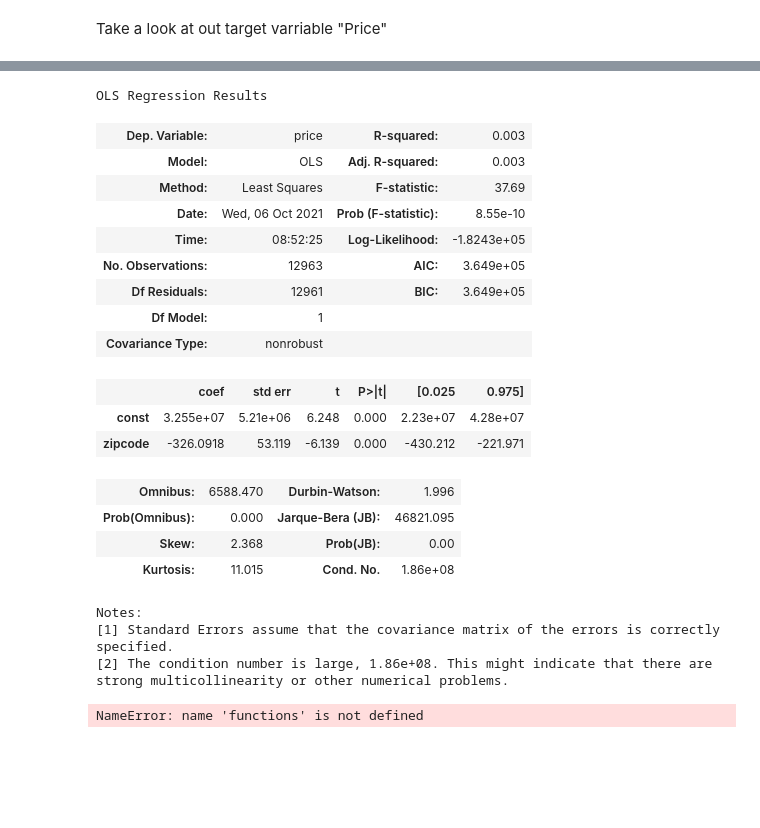
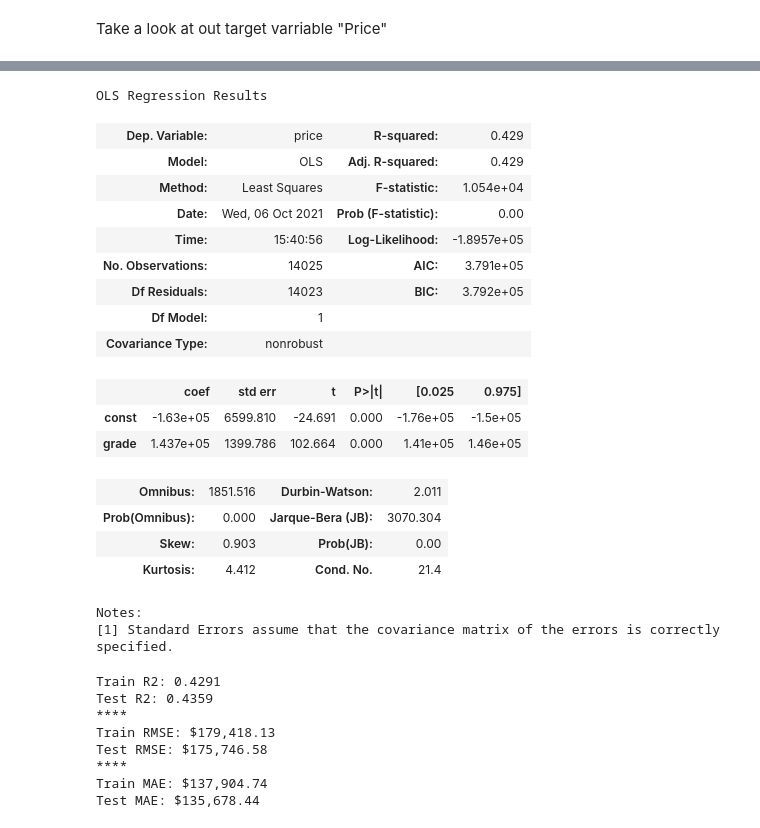
Before and after one commit to Jyve00/King-County-Housing-, a Jupyter notebook: notebooks/Stephen/modeling.ipynb, the cells around one changed output, grey strips where cells are left out. Cells and saved outputs as stored; diff of their text form; code cells hidden in the pictures; blank space fills up the shorter version.

```diff
--- a/notebooks/Stephen/modeling.ipynb
+++ b/notebooks/Stephen/modeling.ipynb
@@ -15,14 +15,15 @@ from sklearn.model_selection import train_test_split
 from sklearn.linear_model import LinearRegression
 import statsmodels.api as sm
 from statsmodels.formula.api import ols
+import functions
 # stops python from showing scientific notation
 pd.set_option('display.float_format', '{:.2f}'.format)
 
 # importing cleaned and filtered dataframes
 
-c_df = pd.read_csv('/Users/stephen/Flatiron/Phase2/Project2/Data/my_dataframe')
+c_df = pd.read_csv('/Users/stephen/Flatiron/Phase2/Project2/Data/my_dataframe', index_col=0)
 f_df = pd.read_csv('/Users/stephen/Flatiron/Phase2/Project2/Data/my_filtered_dataframe', index_col=0)
 
 #print('clean_df = ', clean_df.describe())
-print('\n')
-print('filtered_df = ', filtered_df.describe())
+#print('\n')
+#print('filtered_df = ', filtered_df.describe())
@@ -65,5 +55,5 @@ f_df.describe()
 # %%
-c_df = c_df[c_df['price'] < c_df['price'].quantile(.80)]
+c_df = c_df[c_df['price'] < c_df['price'].quantile(.97)]
 
 c_matrix = c_df.corr()
 c_matrix['price']
@@ -110,44 +113,49 @@ f_df
 # %%
 
 #Zipcode
 
 #Train/Test Split
-X = f_df.drop(columns=['price', 'yr_built', 'yr_renovated', 'lat', 'long', 'condition'])
-y = f_df['price']
+X = c_df.drop(columns=['price', 'yr_built', 'yr_renovated', 'lat', 'long', 'condition'])
+y = c_df['price']
 
 # Train / Test split
 X_train, X_test, y_train, y_test = train_test_split(
     X, y, test_size=0.33)
 
-model = sm.OLS(y_train, sm.add_constant(X_train['zipcode'])).fit()
+model = sm.OLS(y_train, sm.add_constant(X_train['grade'])).fit()
 model.summary()
 # %% [output]
 OLS Regression Results
-| Dep. Variable: | price | R-squared: | 0.003 |
-| Model: | OLS | Adj. R-squared: | 0.003 |
-| Method: | Least Squares | F-statistic: | 37.69 |
-| Date: | Wed, 06 Oct 2021 | Prob (F-statistic): | 8.55e-10 |
-| Time: | 08:52:25 | Log-Likelihood: | -1.8243e+05 |
-| No. Observations: | 12963 | AIC: | 3.649e+05 |
-| Df Residuals: | 12961 | BIC: | 3.649e+05 |
+| Dep. Variable: | price | R-squared: | 0.429 |
+| Model: | OLS | Adj. R-squared: | 0.429 |
+| Method: | Least Squares | F-statistic: | 1.054e+04 |
+| Date: | Wed, 06 Oct 2021 | Prob (F-statistic): | 0.00 |
+| Time: | 15:40:56 | Log-Likelihood: | -1.8957e+05 |
+| No. Observations: | 14025 | AIC: | 3.791e+05 |
+| Df Residuals: | 14023 | BIC: | 3.792e+05 |
 | Df Model: | 1 |  |  |
 | Covariance Type: | nonrobust |  |  |
 |  | coef | std err | t | P>|t| | [0.025 | 0.975] |
-| const | 3.255e+07 | 5.21e+06 | 6.248 | 0.000 | 2.23e+07 | 4.28e+07 |
-| zipcode | -326.0918 | 53.119 | -6.139 | 0.000 | -430.212 | -221.971 |
+| const | -1.63e+05 | 6599.810 | -24.691 | 0.000 | -1.76e+05 | -1.5e+05 |
+| grade | 1.437e+05 | 1399.786 | 102.664 | 0.000 | 1.41e+05 | 1.46e+05 |
-| Omnibus: | 6588.470 | Durbin-Watson: | 1.996 |
-| Prob(Omnibus): | 0.000 | Jarque-Bera (JB): | 46821.095 |
-| Skew: | 2.368 | Prob(JB): | 0.00 |
-| Kurtosis: | 11.015 | Cond. No. | 1.86e+08 |
+| Omnibus: | 1851.516 | Durbin-Watson: | 2.011 |
+| Prob(Omnibus): | 0.000 | Jarque-Bera (JB): | 3070.304 |
+| Skew: | 0.903 | Prob(JB): | 0.00 |
+| Kurtosis: | 4.412 | Cond. No. | 21.4 |
 Notes:
 [1] Standard Errors assume that the covariance matrix of the errors is correctly specified.
-[2] The condition number is large, 1.86e+08. This might indicate that there are
-strong multicollinearity or other numerical problems.
 # %%
 
 # For comparing the models, let's also use our evaluate() function to get R2, RMSE, MAE
-train_preds = model.predict(sm.add_constant(X_train['zipcode']))
-test_preds = model.predict(sm.add_constant(X_test['zipcode']))
+train_preds = model.predict(sm.add_constant(X_train['grade']))
+test_preds = model.predict(sm.add_constant(X_test['grade']))
 functions.evaluate(y_train, train_preds, y_test, test_preds)
 # %% [output]
-NameError: name 'functions' is not defined
+Train R2: 0.4291
+Test R2: 0.4359
+****
+Train RMSE: $179,418.13
+Test RMSE: $175,746.58
+****
+Train MAE: $137,904.74
+Test MAE: $135,678.44
```
Also changed, not shown: parts of 28 cells of this notebook.
